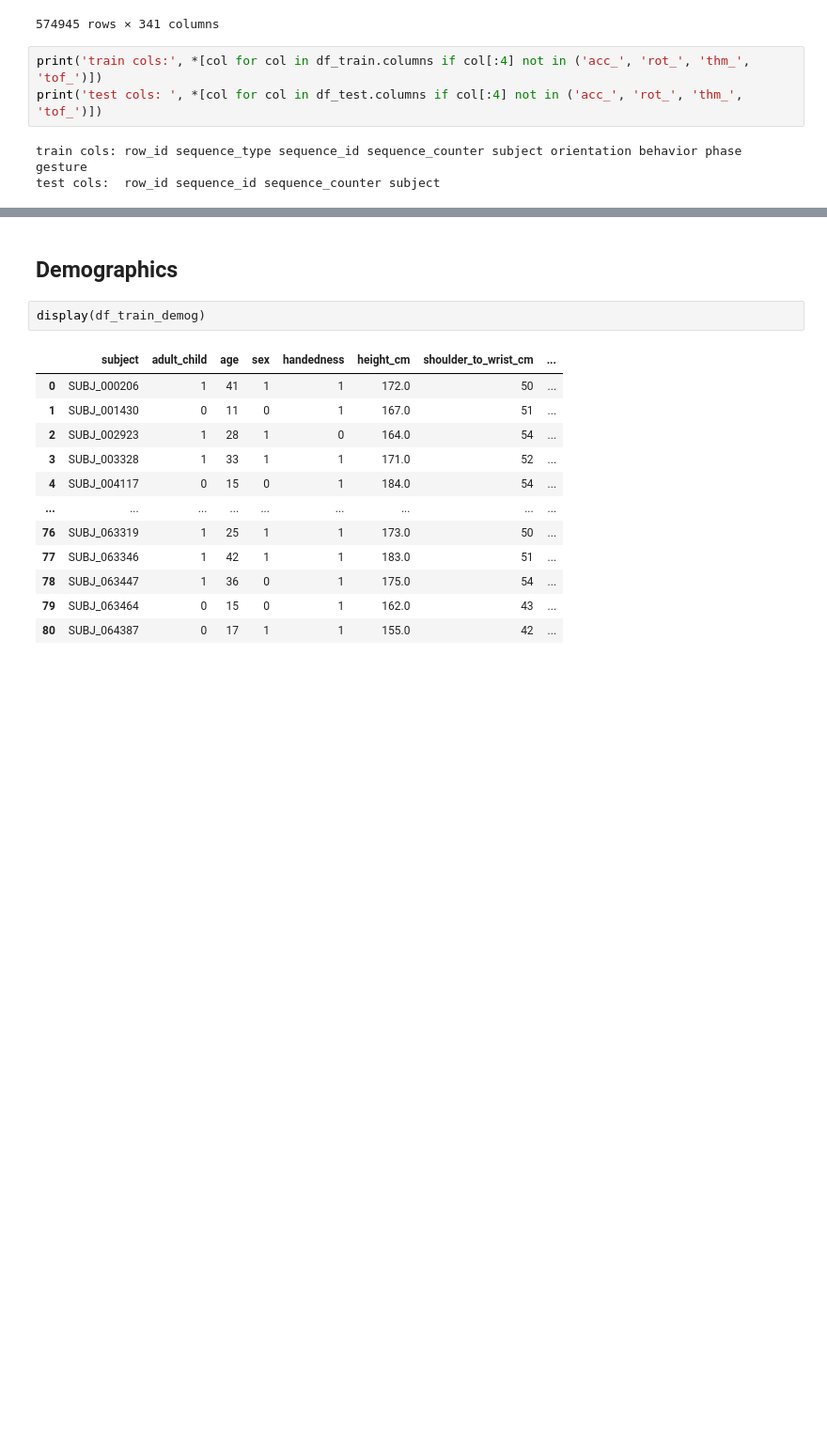
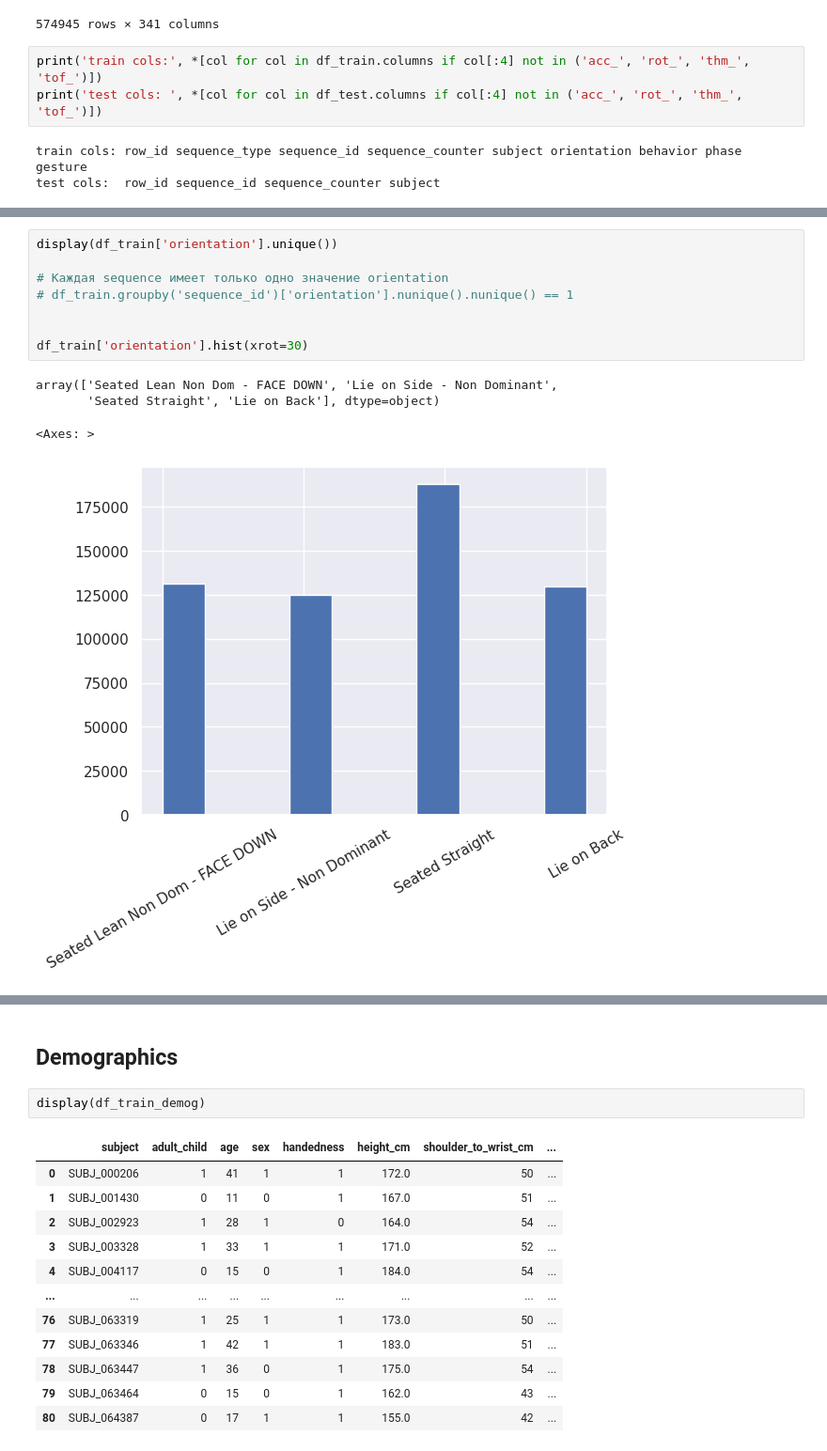
Before and after one commit to Elder247/kaggle-CMI-2025, a Jupyter notebook: notebooks/01-eda.ipynb, the cells around one changed output, grey strips where cells are left out. Shown: that part at 94% size. Cells and saved outputs as stored; diff of their text form; blank space fills up the shorter version.

```diff
--- a/notebooks/01-eda.ipynb
+++ b/notebooks/01-eda.ipynb
@@ -41,0 +88,13 @@ test cols:  row_id sequence_id sequence_counter subject
+# %%
+display(df_train['orientation'].unique())
+
+# Каждая sequence имеет только одно значение orientation
+# df_train.groupby('sequence_id')['orientation'].nunique().nunique() == 1
+
+
+df_train['orientation'].hist(xrot=30)
+# %% [output]
+array(['Seated Lean Non Dom - FACE DOWN', 'Lie on Side - Non Dominant',
+       'Seated Straight', 'Lie on Back'], dtype=object)
+<Axes: >
+[figure, added]
```
Also changed, not shown: parts of 8 cells of this notebook, 3 other files.
